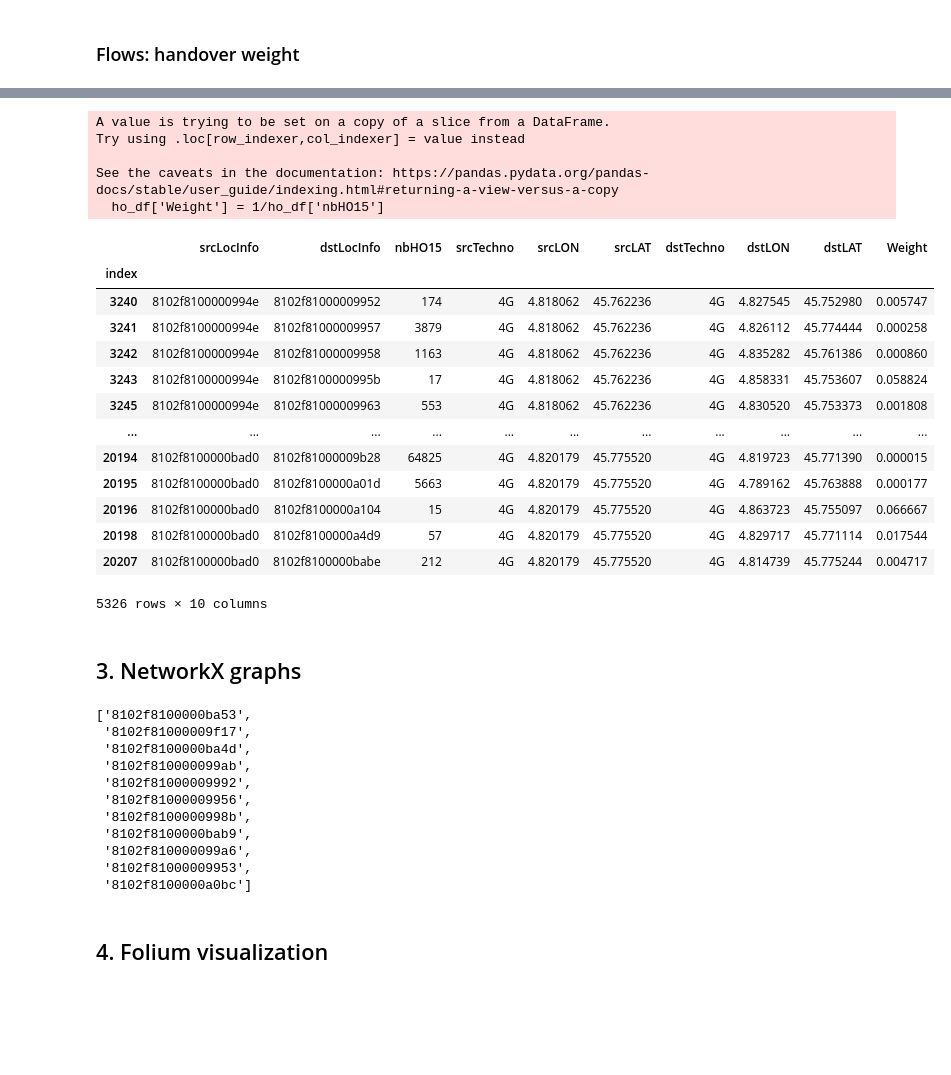
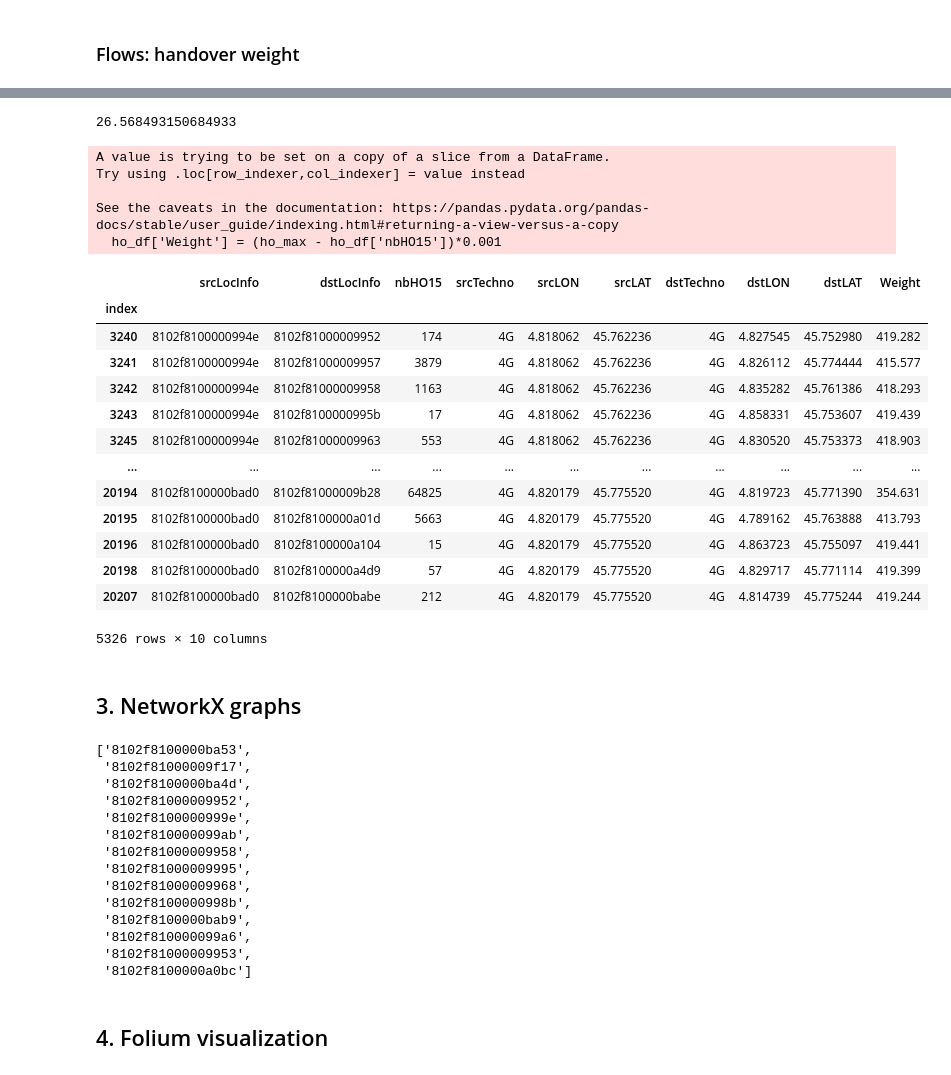
Before and after one commit to eakopyan/Popular-paths, a Jupyter notebook: HOProcess_v2/graph_analysis.ipynb, the cells around one changed output, grey strips where cells are left out. Drawn from its saved outputs; the diff is of its cells as text; code cells hidden in the pictures; blank space fills up the shorter version.

Commit message:
Assessing weight functions

```diff
--- a/HOProcess_v2/graph_analysis.ipynb
+++ b/HOProcess_v2/graph_analysis.ipynb
@@ -106,3 +106,8 @@ enb_df
 197 rows × 5 columns
 # %% [markdown]
 ### Flows: handover weight
+# %%
+dist_ser = pd.Series()
+for idx,row in ho_df.iterrows():
+    dist_ser[idx] = max(0.1, dist((row.srcLAT,row.srcLON), (row.dstLAT,row.dstLON))*10000)
+ho_df['Distance'] = dist_ser
@@ -108,0 +120,3 @@ enb_df
+# %%
+ho_df['Weight'] = ho_df.Distance / ho_df.nbHO15
+ho_df
@@ -109,27 +143,31 @@ enb_df
+# %%
+3879/146
+# %% [output]
+26.568493150684933
 # %%
-#ho_max = ho_df['nbHO15'].max()
-ho_df['Weight'] = 1/ho_df['nbHO15']
-#ho_df['Weight'] = ho_max - ho_df['nbHO15']
+ho_max = ho_df['nbHO15'].max()
+#ho_df['Weight'] = 1/ho_df['nbHO15']  # works okay
+#ho_df['Weight'] = (ho_max - ho_df['nbHO15'])*0.001  # weird results
 ho_df
 # %% [output]
 A value is trying to be set on a copy of a slice from a DataFrame.
 Try using .loc[row_indexer,col_indexer] = value instead
 
 See the caveats in the documentation: https://pandas.pydata.org/pandas-docs/stable/user_guide/indexing.html#returning-a-view-versus-a-copy
-  ho_df['Weight'] = 1/ho_df['nbHO15']
+  ho_df['Weight'] = (ho_max - ho_df['nbHO15'])*0.001
 |  | srcLocInfo | dstLocInfo | nbHO15 | srcTechno | srcLON | srcLAT | dstTechno | dstLON | dstLAT | Weight |
 | index |  |  |  |  |  |  |  |  |  |  |
-| 3240 | 8102f8100000994e | 8102f81000009952 | 174 | 4G | 4.818062 | 45.762236 | 4G | 4.827545 | 45.752980 | 0.005747 |
-| 3241 | 8102f8100000994e | 8102f81000009957 | 3879 | 4G | 4.818062 | 45.762236 | 4G | 4.826112 | 45.774444 | 0.000258 |
-| 3242 | 8102f8100000994e | 8102f81000009958 | 1163 | 4G | 4.818062 | 45.762236 | 4G | 4.835282 | 45.761386 | 0.000860 |
-| 3243 | 8102f8100000994e | 8102f8100000995b | 17 | 4G | 4.818062 | 45.762236 | 4G | 4.858331 | 45.753607 | 0.058824 |
-| 3245 | 8102f8100000994e | 8102f81000009963 | 553 | 4G | 4.818062 | 45.762236 | 4G | 4.830520 | 45.753373 | 0.001808 |
+| 3240 | 8102f8100000994e | 8102f81000009952 | 174 | 4G | 4.818062 | 45.762236 | 4G | 4.827545 | 45.752980 | 419.282 |
+| 3241 | 8102f8100000994e | 8102f81000009957 | 3879 | 4G | 4.818062 | 45.762236 | 4G | 4.826112 | 45.774444 | 415.577 |
+| 3242 | 8102f8100000994e | 8102f81000009958 | 1163 | 4G | 4.818062 | 45.762236 | 4G | 4.835282 | 45.761386 | 418.293 |
+| 3243 | 8102f8100000994e | 8102f8100000995b | 17 | 4G | 4.818062 | 45.762236 | 4G | 4.858331 | 45.753607 | 419.439 |
+| 3245 | 8102f8100000994e | 8102f81000009963 | 553 | 4G | 4.818062 | 45.762236 | 4G | 4.830520 | 45.753373 | 418.903 |
 | ... | ... | ... | ... | ... | ... | ... | ... | ... | ... | ... |
-| 20194 | 8102f8100000bad0 | 8102f81000009b28 | 64825 | 4G | 4.820179 | 45.775520 | 4G | 4.819723 | 45.771390 | 0.000015 |
-| 20195 | 8102f8100000bad0 | 8102f8100000a01d | 5663 | 4G | 4.820179 | 45.775520 | 4G | 4.789162 | 45.763888 | 0.000177 |
-| 20196 | 8102f8100000bad0 | 8102f8100000a104 | 15 | 4G | 4.820179 | 45.775520 | 4G | 4.863723 | 45.755097 | 0.066667 |
-| 20198 | 8102f8100000bad0 | 8102f8100000a4d9 | 57 | 4G | 4.820179 | 45.775520 | 4G | 4.829717 | 45.771114 | 0.017544 |
-| 20207 | 8102f8100000bad0 | 8102f8100000babe | 212 | 4G | 4.820179 | 45.775520 | 4G | 4.814739 | 45.775244 | 0.004717 |
+| 20194 | 8102f8100000bad0 | 8102f81000009b28 | 64825 | 4G | 4.820179 | 45.775520 | 4G | 4.819723 | 45.771390 | 354.631 |
+| 20195 | 8102f8100000bad0 | 8102f8100000a01d | 5663 | 4G | 4.820179 | 45.775520 | 4G | 4.789162 | 45.763888 | 413.793 |
+| 20196 | 8102f8100000bad0 | 8102f8100000a104 | 15 | 4G | 4.820179 | 45.775520 | 4G | 4.863723 | 45.755097 | 419.441 |
+| 20198 | 8102f8100000bad0 | 8102f8100000a4d9 | 57 | 4G | 4.820179 | 45.775520 | 4G | 4.829717 | 45.771114 | 419.399 |
+| 20207 | 8102f8100000bad0 | 8102f8100000babe | 212 | 4G | 4.820179 | 45.775520 | 4G | 4.814739 | 45.775244 | 419.244 |
 5326 rows × 10 columns
 # %% [markdown]
 ## 3. NetworkX graphs
@@ -144,9 +182,12 @@ sp
 ['8102f8100000ba53',
  '8102f81000009f17',
  '8102f8100000ba4d',
+ '8102f81000009952',
+ '8102f8100000999e',
  '8102f810000099ab',
- '8102f81000009992',
- '8102f81000009956',
+ '8102f81000009958',
+ '8102f81000009995',
+ '8102f81000009968',
  '8102f8100000998b',
  '8102f8100000bab9',
  '8102f810000099a6',
```
Also changed, not shown: parts of 5 cells of this notebook, 1 other file.
